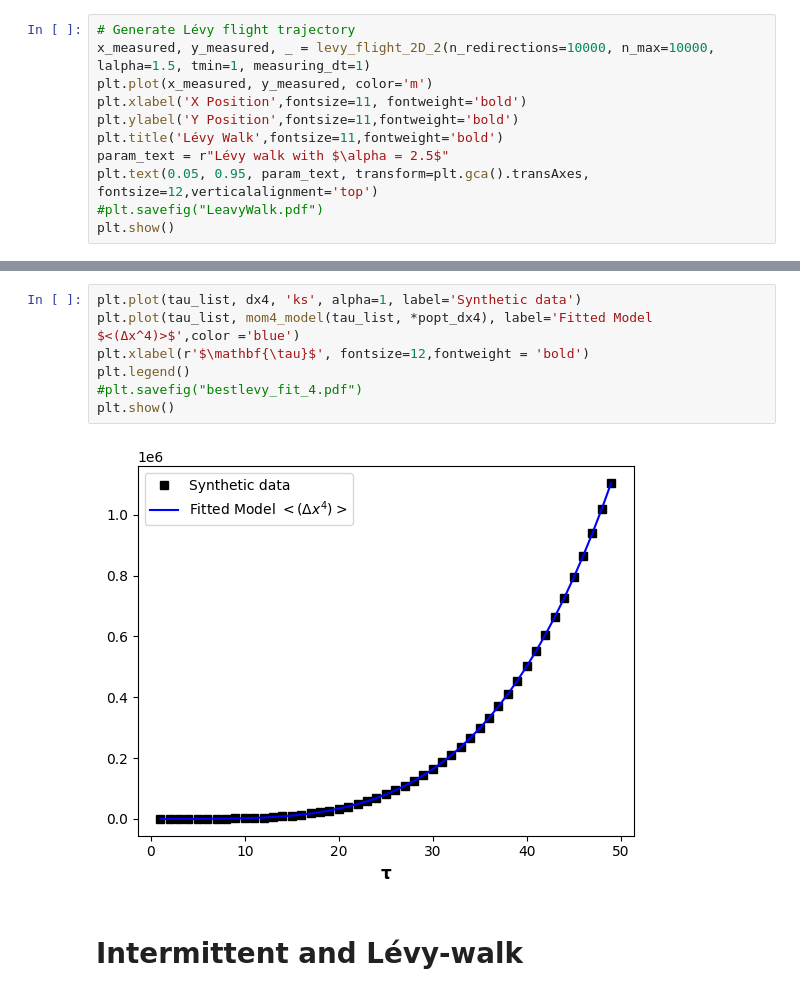
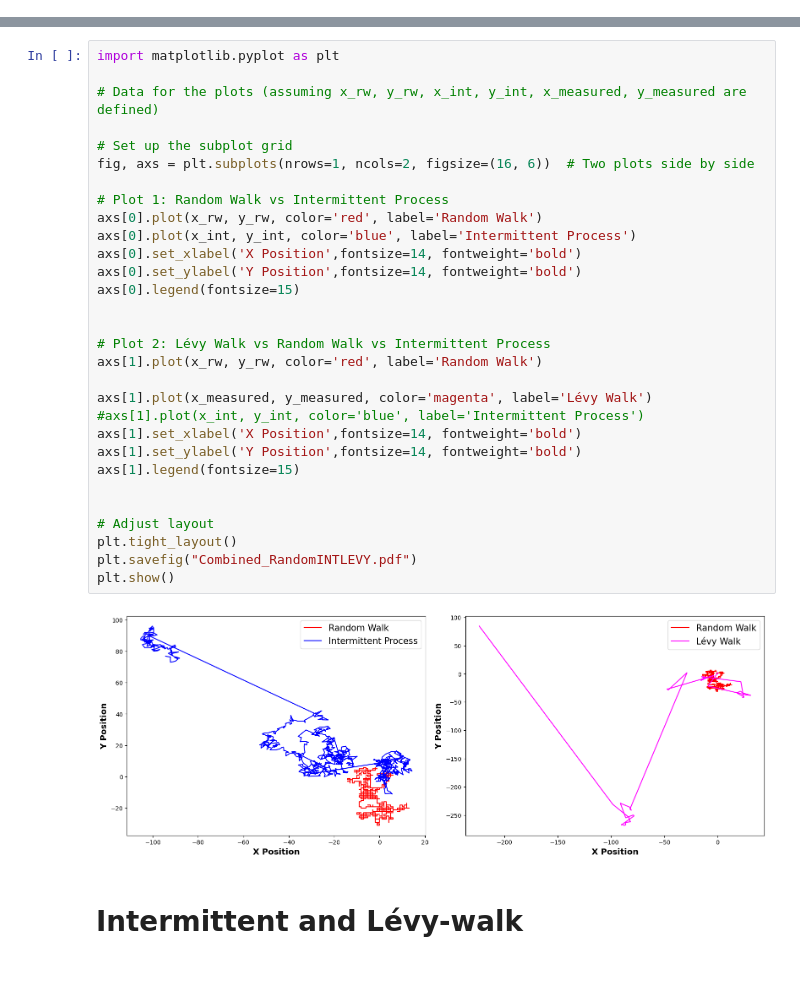
Before and after one commit to shailendrabhandari/IntLevPy, a Jupyter notebook: example.ipynb, the cells around one changed output, grey strips where cells are left out. Cells and saved outputs as stored; diff of their text form.

```diff
--- a/example.ipynb
+++ b/example.ipynb
@@ -35,11 +77,0 @@ plt.show()
-# %%
-# Generate Lévy flight trajectory
-x_measured, y_measured, _ = levy_flight_2D_2(n_redirections=10000, n_max=10000, lalpha=1.5, tmin=1, measuring_dt=1)
-plt.plot(x_measured, y_measured, color='m')
-plt.xlabel('X Position',fontsize=11, fontweight='bold')
-plt.ylabel('Y Position',fontsize=11,fontweight='bold')
-plt.title('Lévy Walk',fontsize=11,fontweight='bold')
-param_text = r"Lévy walk with $\alpha = 2.5$"
-plt.text(0.05, 0.95, param_text, transform=plt.gca().transAxes, fontsize=12,verticalalignment='top')
-#plt.savefig("LeavyWalk.pdf")
-plt.show()
@@ -342,12 +78,35 @@ plt.show()
-# %%
-plt.plot(tau_list, dx4, 'ks', alpha=1, label='Synthetic data')
-plt.plot(tau_list, mom4_model(tau_list, *popt_dx4), label='Fitted Model $<(Δx^4)>$',color ='blue')
-plt.xlabel(r'$\mathbf{\tau}$', fontsize=12,fontweight = 'bold')
-plt.legend()
-#plt.savefig("bestlevy_fit_4.pdf")
-plt.show()
-# %% [output]
-[figure, removed]
+# %%
+import matplotlib.pyplot as plt
+
+# Data for the plots (assuming x_rw, y_rw, x_int, y_int, x_measured, y_measured are defined)
+
+# Set up the subplot grid
+fig, axs = plt.subplots(nrows=1, ncols=2, figsize=(16, 6))  # Two plots side by side
+
+# Plot 1: Random Walk vs Intermittent Process
+axs[0].plot(x_rw, y_rw, color='red', label='Random Walk')
+axs[0].plot(x_int, y_int, color='blue', label='Intermittent Process')
+axs[0].set_xlabel('X Position',fontsize=14, fontweight='bold')
+axs[0].set_ylabel('Y Position',fontsize=14, fontweight='bold')
+axs[0].legend(fontsize=15)
+
+
+# Plot 2: Lévy Walk vs Random Walk vs Intermittent Process
+axs[1].plot(x_rw, y_rw, color='red', label='Random Walk')
+
+axs[1].plot(x_measured, y_measured, color='magenta', label='Lévy Walk')
+#axs[1].plot(x_int, y_int, color='blue', label='Intermittent Process')
+axs[1].set_xlabel('X Position',fontsize=14, fontweight='bold')
+axs[1].set_ylabel('Y Position',fontsize=14, fontweight='bold')
+axs[1].legend(fontsize=15)
+
+
+# Adjust layout
+plt.tight_layout()
+plt.savefig("Combined_RandomINTLEVY.pdf")
+plt.show()
+# %% [output]
+[figure, added]
 # %% [markdown]
 # Intermittent and Lévy-walk
 # %%
```
Also changed, not shown: parts of 36 cells of this notebook, 3 other files.
